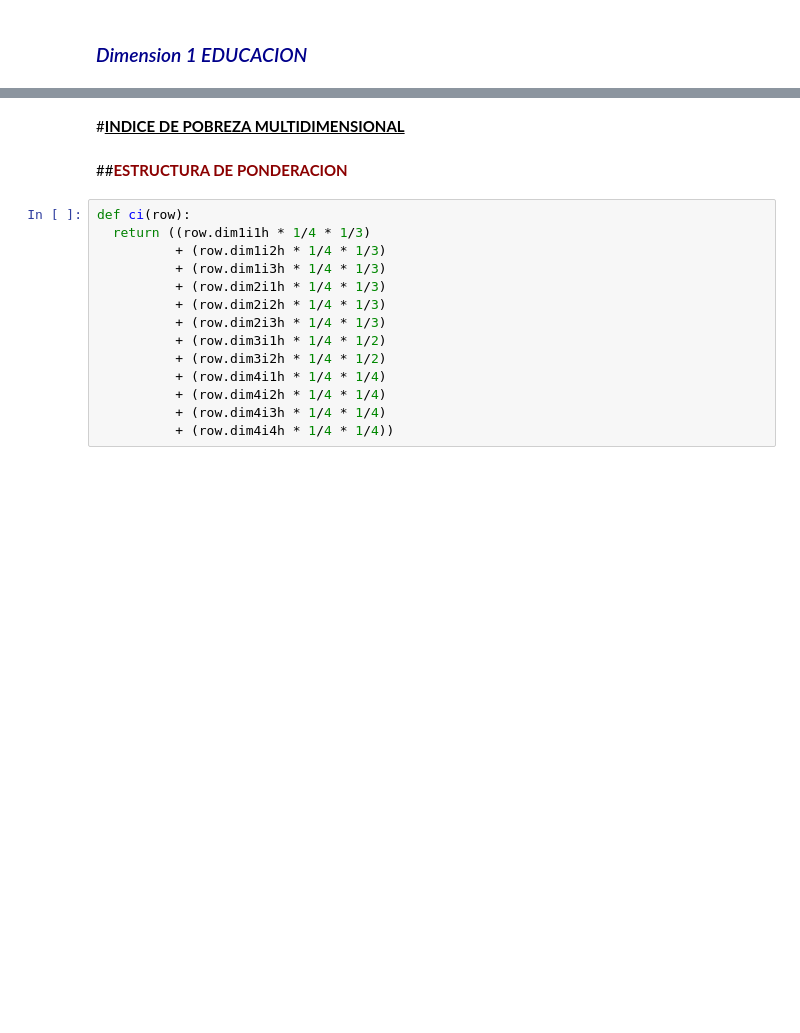
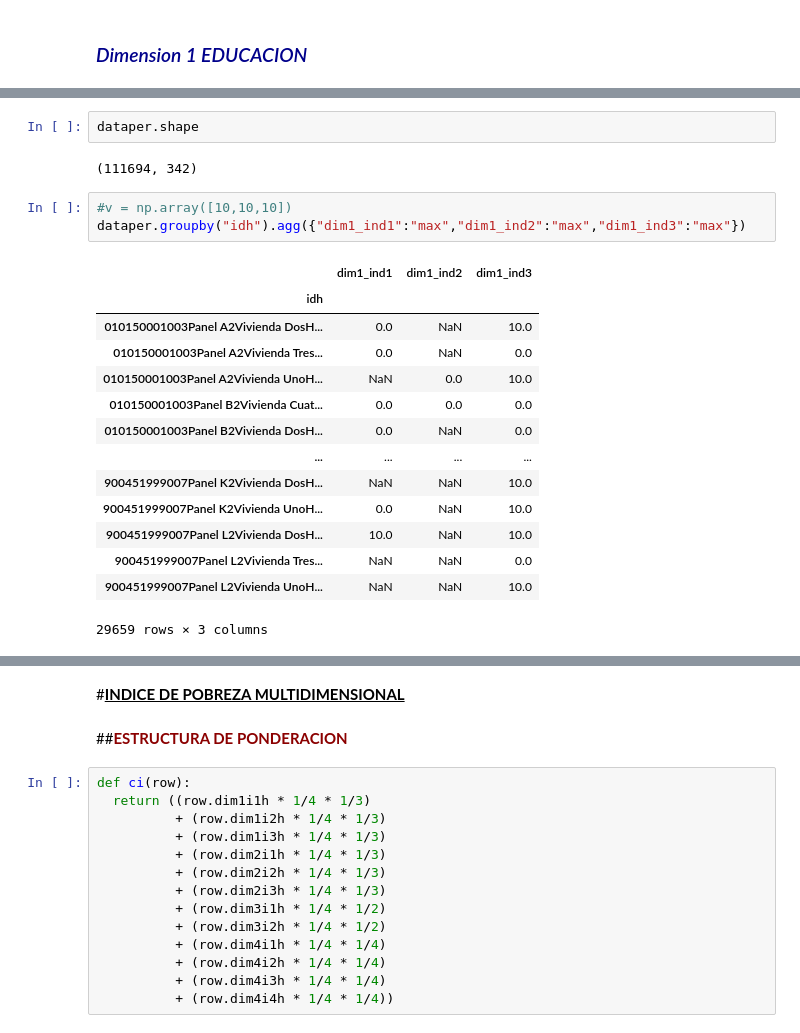
Before and after one commit to eduardocruz888/nses, a Jupyter notebook: notebooks/IPM - Copy.ipynb, the cells around one changed output, grey strips where cells are left out. Drawn from its saved outputs; the diff is of its cells as text; blank space fills up the shorter version.

```diff
--- a/notebooks/IPM - Copy.ipynb
+++ b/notebooks/IPM - Copy.ipynb
@@ -844,0 +901,22 @@ df['dim4i4h'] = df.groupby('idh')['dim4i4'].transform('max')
+# %%
+dataper.shape
+# %% [output]
+(111694, 342)
+# %%
+#v = np.array([10,10,10])
+dataper.groupby("idh").agg({"dim1_ind1":"max","dim1_ind2":"max","dim1_ind3":"max"})
+# %% [output]
+|  | dim1_ind1 | dim1_ind2 | dim1_ind3 |
+| idh |  |  |  |
+| 010150001003Panel A2Vivienda DosH... | 0.0 | NaN | 10.0 |
+| 010150001003Panel A2Vivienda Tres... | 0.0 | NaN | 0.0 |
+| 010150001003Panel A2Vivienda UnoH... | NaN | 0.0 | 10.0 |
+| 010150001003Panel B2Vivienda Cuat... | 0.0 | 0.0 | 0.0 |
+| 010150001003Panel B2Vivienda DosH... | 0.0 | NaN | 0.0 |
+| ... | ... | ... | ... |
+| 900451999007Panel K2Vivienda DosH... | NaN | NaN | 10.0 |
+| 900451999007Panel K2Vivienda UnoH... | 0.0 | NaN | 10.0 |
+| 900451999007Panel L2Vivienda DosH... | 10.0 | NaN | 10.0 |
+| 900451999007Panel L2Vivienda Tres... | NaN | NaN | 0.0 |
+| 900451999007Panel L2Vivienda UnoH... | NaN | NaN | 10.0 |
+29659 rows × 3 columns
```
Also changed, not shown: parts of 256 cells of this notebook.
